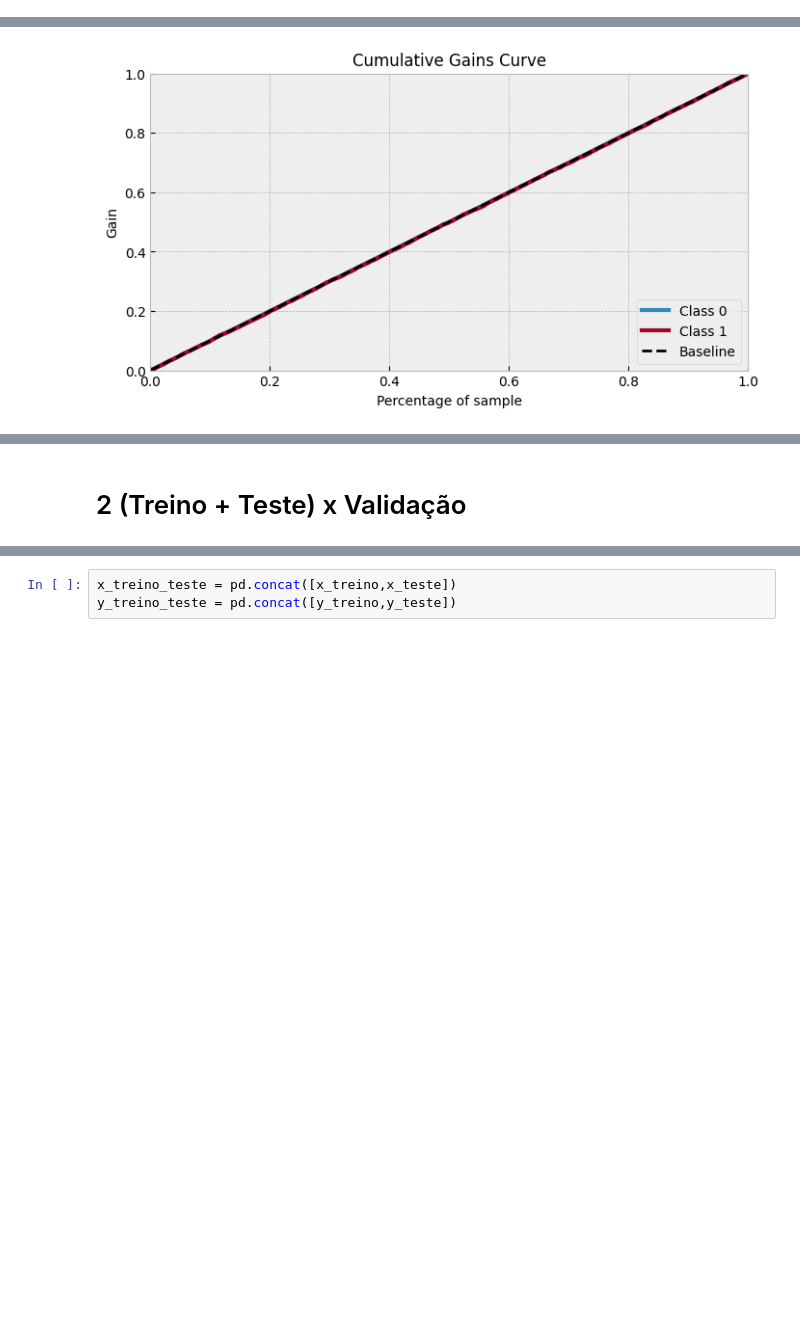
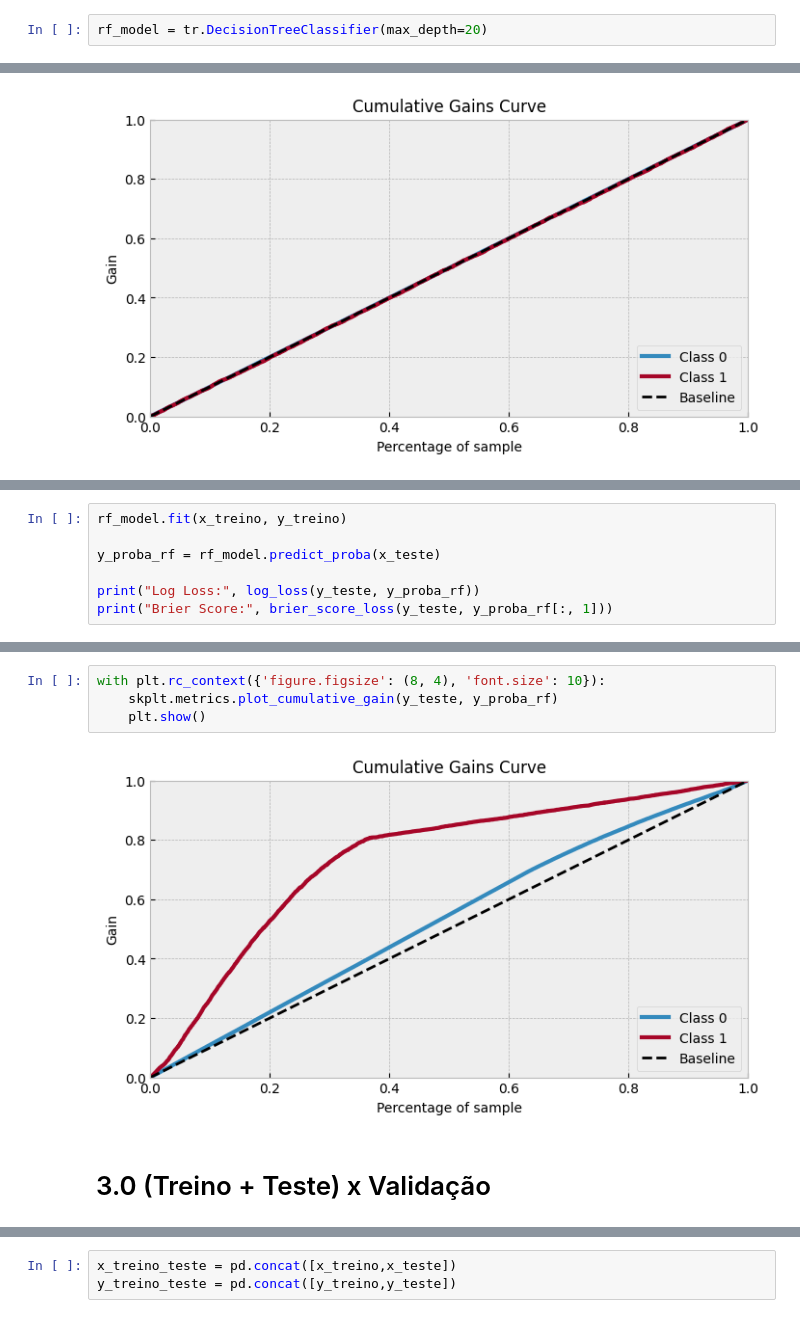
Before and after one commit to Gabrielnbr/estudo_pa004, a Jupyter notebook: notebooks/7.treinamento-modelo-calssificacao.ipynb, the cells around one changed output, grey strips where cells are left out. Cells and saved outputs as stored; diff of their text form; blank space fills up the shorter version.

Commit message:
doc: organização do código  dos modelos

```diff
--- a/notebooks/7.treinamento-modelo-calssificacao.ipynb
+++ b/notebooks/7.treinamento-modelo-calssificacao.ipynb
@@ -68,0 +82,2 @@ del df_teste, df_validacao
+# %%
+rf_model = tr.DecisionTreeClassifier(max_depth=20)
@@ -107,0 +124,7 @@ with plt.rc_context({'figure.figsize': (8, 4), 'font.size': 10}):
+# %%
+rf_model.fit(x_treino, y_treino)
+
+y_proba_rf = rf_model.predict_proba(x_teste)
+
+print("Log Loss:", log_loss(y_teste, y_proba_rf))
+print("Brier Score:", brier_score_loss(y_teste, y_proba_rf[:, 1]))
@@ -108,3 +134,9 @@ with plt.rc_context({'figure.figsize': (8, 4), 'font.size': 10}):
+# %%
+with plt.rc_context({'figure.figsize': (8, 4), 'font.size': 10}):
+    skplt.metrics.plot_cumulative_gain(y_teste, y_proba_rf)
+    plt.show()
+# %% [output]
+[figure, added]
 # %% [markdown]
-# 2 (Treino + Teste) x Validação
+# 3.0 (Treino + Teste) x Validação
 # %% [markdown]
```
Also changed, not shown: parts of 25 cells of this notebook.
